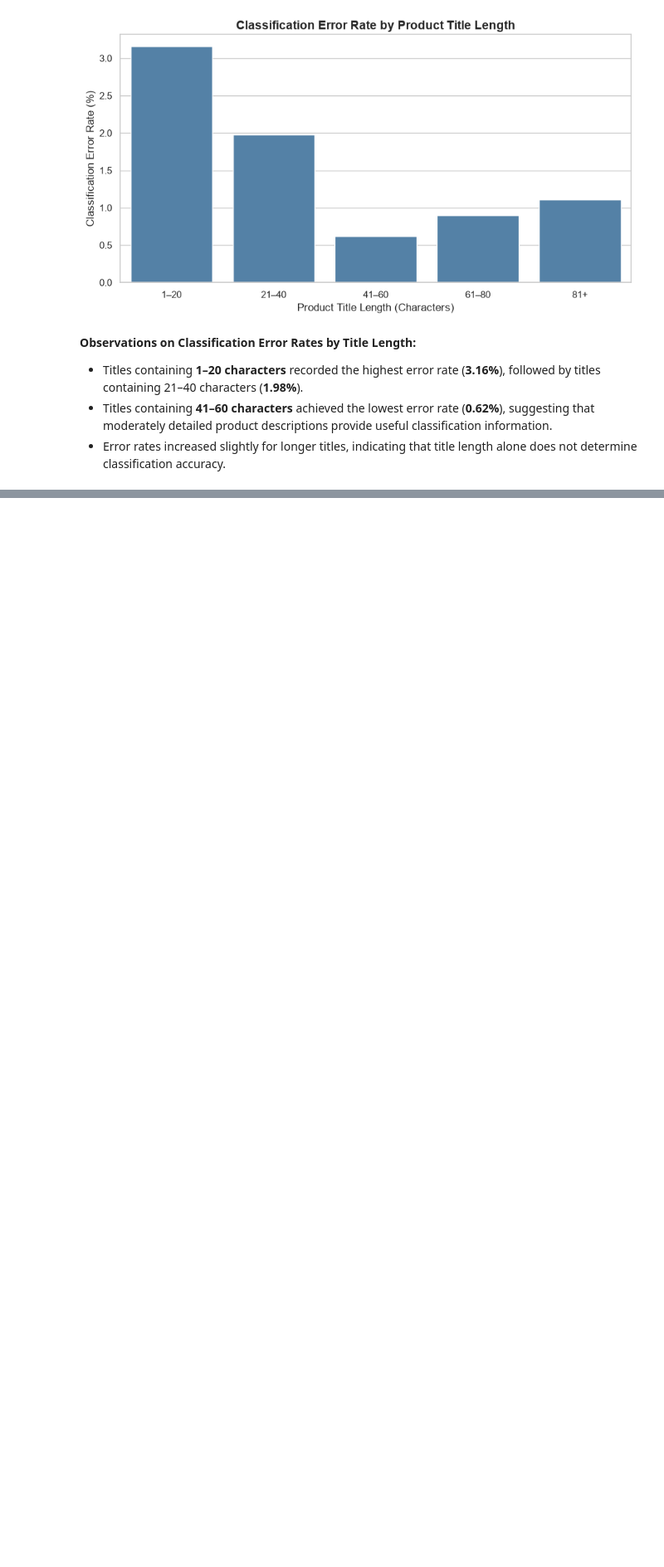
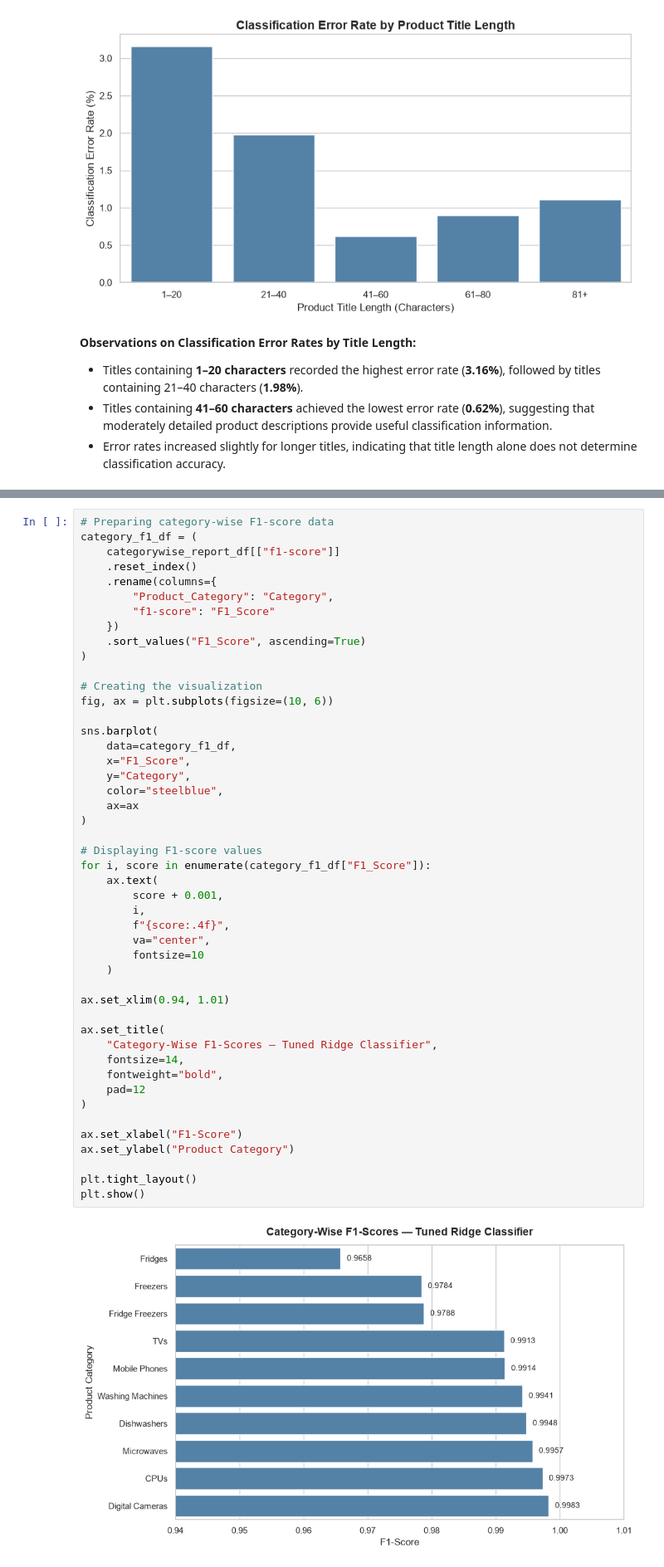
Before and after one commit to TejasMJ/Product-Taxonomy-Intelligence, a Jupyter notebook: notebooks/06_model_evaluation.ipynb, the cells around one changed output, grey strips where cells are left out. Shown at 83% size. Cells and saved outputs as stored; diff of their text form; blank space fills up the shorter version.

```diff
--- a/notebooks/06_model_evaluation.ipynb
+++ b/notebooks/06_model_evaluation.ipynb
@@ -772,0 +775,49 @@ Classification Error Rates by Title Length:
+# %%
+# Preparing category-wise F1-score data
+category_f1_df = (
+    categorywise_report_df[["f1-score"]]
+    .reset_index()
+    .rename(columns={
+        "Product_Category": "Category",
+        "f1-score": "F1_Score"
+    })
+    .sort_values("F1_Score", ascending=True)
+)
+
+# Creating the visualization
+fig, ax = plt.subplots(figsize=(10, 6))
+
+sns.barplot(
+    data=category_f1_df,
+    x="F1_Score",
+    y="Category",
+    color="steelblue",
+    ax=ax
+)
+
+# Displaying F1-score values
+for i, score in enumerate(category_f1_df["F1_Score"]):
+    ax.text(
+        score + 0.001,
+        i,
+        f"{score:.4f}",
+        va="center",
+        fontsize=10
+    )
+
+ax.set_xlim(0.94, 1.01)
+
+ax.set_title(
+    "Category-Wise F1-Scores — Tuned Ridge Classifier",
+    fontsize=14,
+    fontweight="bold",
+    pad=12
+)
+
+ax.set_xlabel("F1-Score")
+ax.set_ylabel("Product Category")
+
+plt.tight_layout()
+plt.show()
+# %% [output]
+[figure, added]
```
Also changed, not shown: parts of 4 cells of this notebook.
